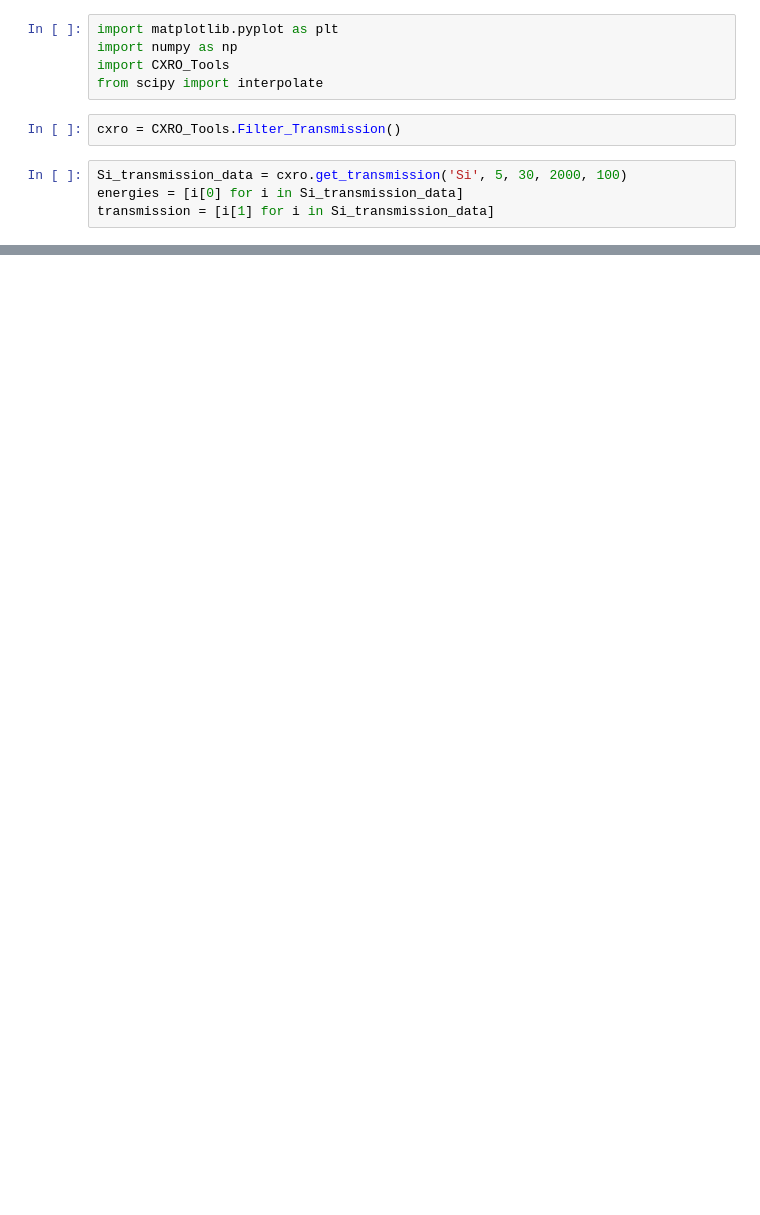
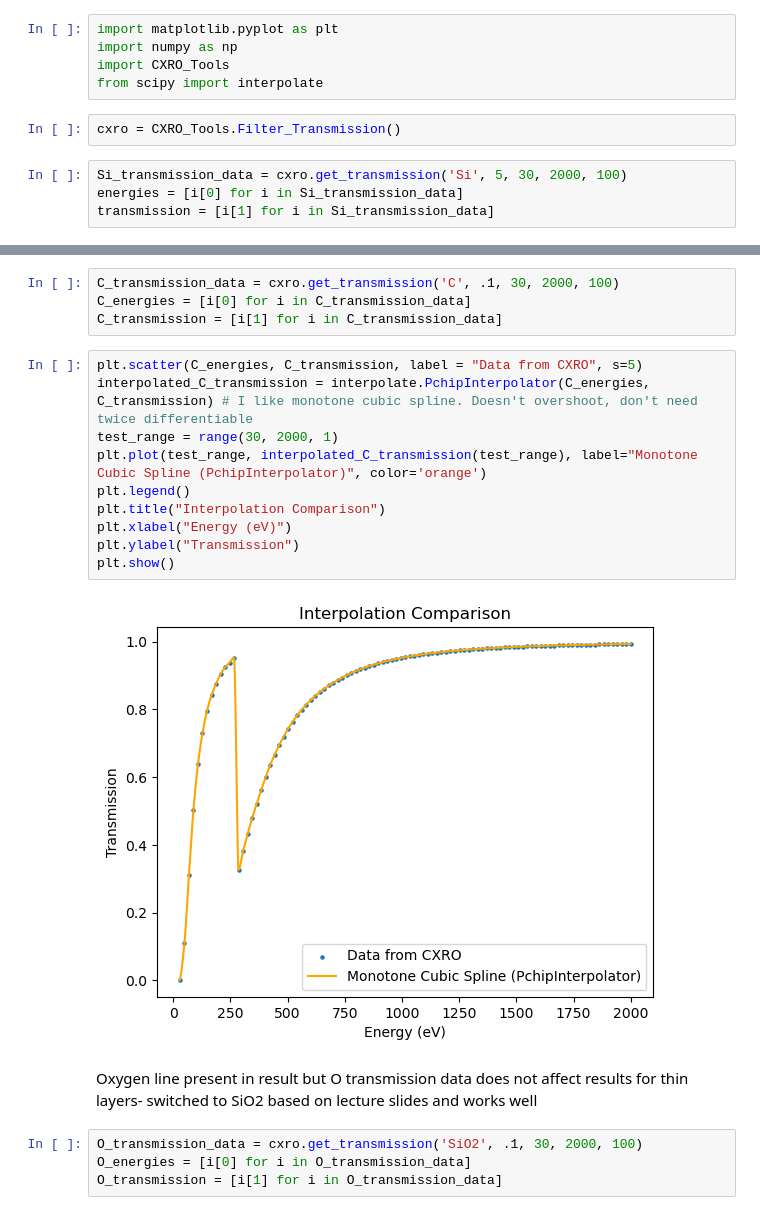
Before and after one commit to Cbantz/cxro_transmission_modelling, a Jupyter notebook: CXRO_Access_test_and_interpolation.ipynb, the cells around one changed output, grey strips where cells are left out. Drawn from its saved outputs; the diff is of its cells as text; blank space fills up the shorter version.

```diff
--- a/CXRO_Access_test_and_interpolation.ipynb
+++ b/CXRO_Access_test_and_interpolation.ipynb
@@ -32,0 +35,22 @@ plt.show()
+# %%
+C_transmission_data = cxro.get_transmission('C', .1, 30, 2000, 100)
+C_energies = [i[0] for i in C_transmission_data]
+C_transmission = [i[1] for i in C_transmission_data]
+# %%
+plt.scatter(C_energies, C_transmission, label = "Data from CXRO", s=5)
+interpolated_C_transmission = interpolate.PchipInterpolator(C_energies, C_transmission) # I like monotone cubic spline. Doesn't overshoot, don't need twice differentiable
+test_range = range(30, 2000, 1)
+plt.plot(test_range, interpolated_C_transmission(test_range), label="Monotone Cubic Spline (PchipInterpolator)", color='orange')
+plt.legend()
+plt.title("Interpolation Comparison")
+plt.xlabel("Energy (eV)")
+plt.ylabel("Transmission")
+plt.show()
+# %% [output]
+[figure, added]
+# %% [markdown]
+Oxygen line present in result but O transmission data does not affect results for thin layers- switched to SiO2 based on lecture slides and works well
+# %%
+O_transmission_data = cxro.get_transmission('SiO2', .1, 30, 2000, 100)
+O_energies = [i[0] for i in O_transmission_data]
+O_transmission = [i[1] for i in O_transmission_data]
```
Also changed, not shown: parts of 11 cells of this notebook.
